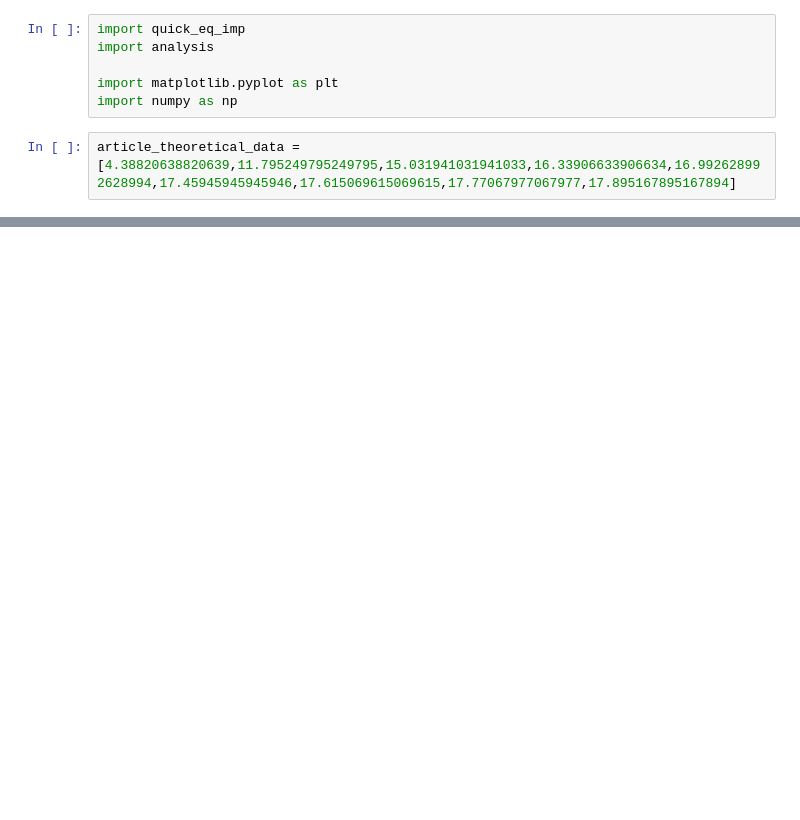
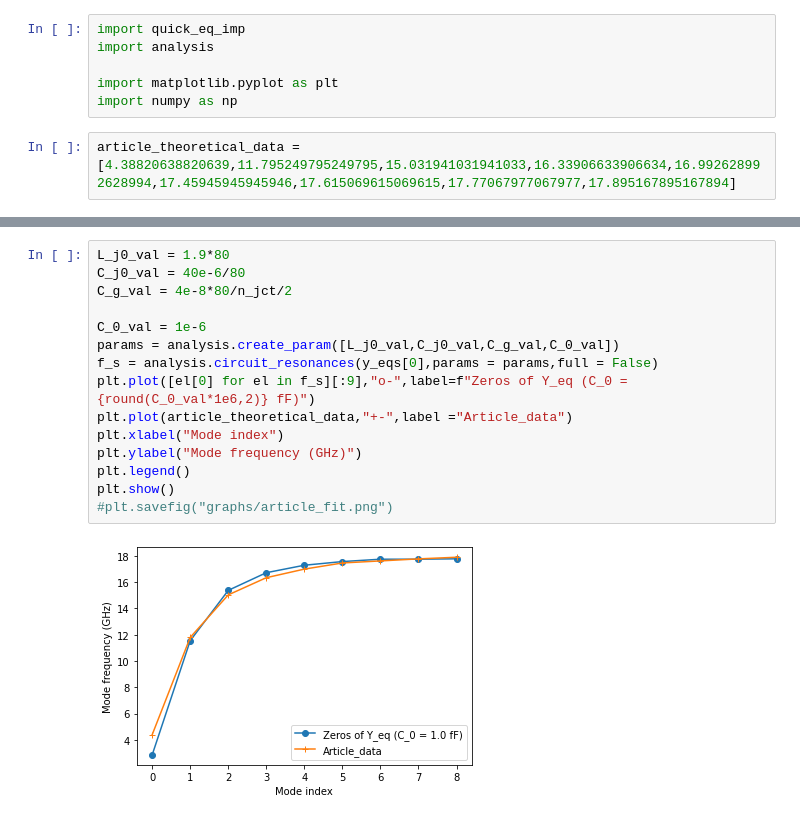
Before and after one commit to RemiRousseau/JJarray_formal, a Jupyter notebook: Article_fit.ipynb, the cells around one changed output, grey strips where cells are left out. Cells and saved outputs as stored; diff of their text form; blank space fills up the shorter version.

```diff
--- a/Article_fit.ipynb
+++ b/Article_fit.ipynb
@@ -47,0 +79,17 @@ plt.show()
+# %%
+L_j0_val = 1.9*80
+C_j0_val = 40e-6/80
+C_g_val = 4e-8*80/n_jct/2
+
+C_0_val = 1e-6
+params = analysis.create_param([L_j0_val,C_j0_val,C_g_val,C_0_val])
+f_s = analysis.circuit_resonances(y_eqs[0],params = params,full = False)
+plt.plot([el[0] for el in f_s][:9],"o-",label=f"Zeros of Y_eq (C_0 = {round(C_0_val*1e6,2)} fF)")
+plt.plot(article_theoretical_data,"+-",label ="Article_data")
+plt.xlabel("Mode index")
+plt.ylabel("Mode frequency (GHz)")
+plt.legend()
+plt.show()
+#plt.savefig("graphs/article_fit.png")
+# %% [output]
+[figure, added]
```
Also changed, not shown: parts of 10 cells of this notebook, 9 other files.
